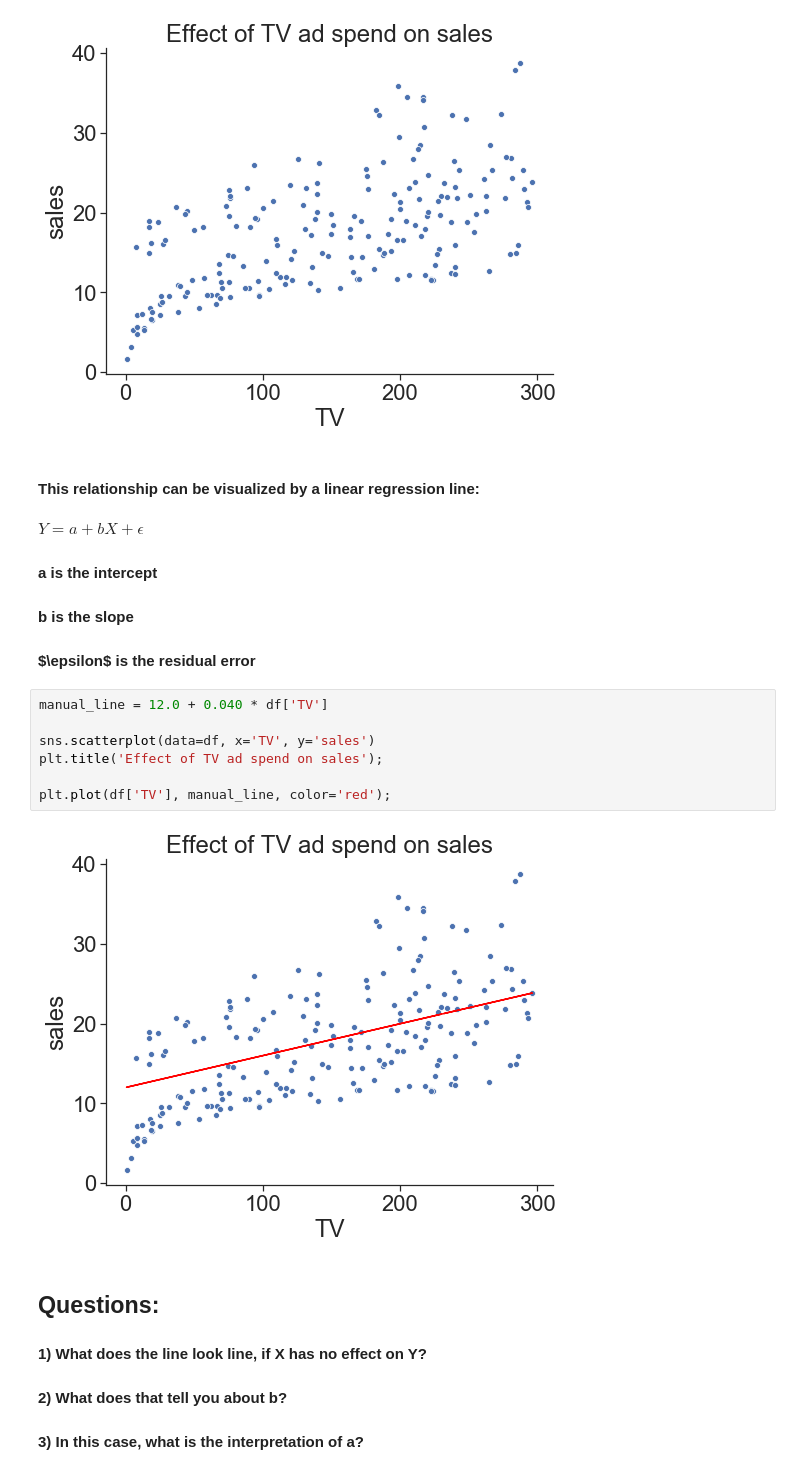
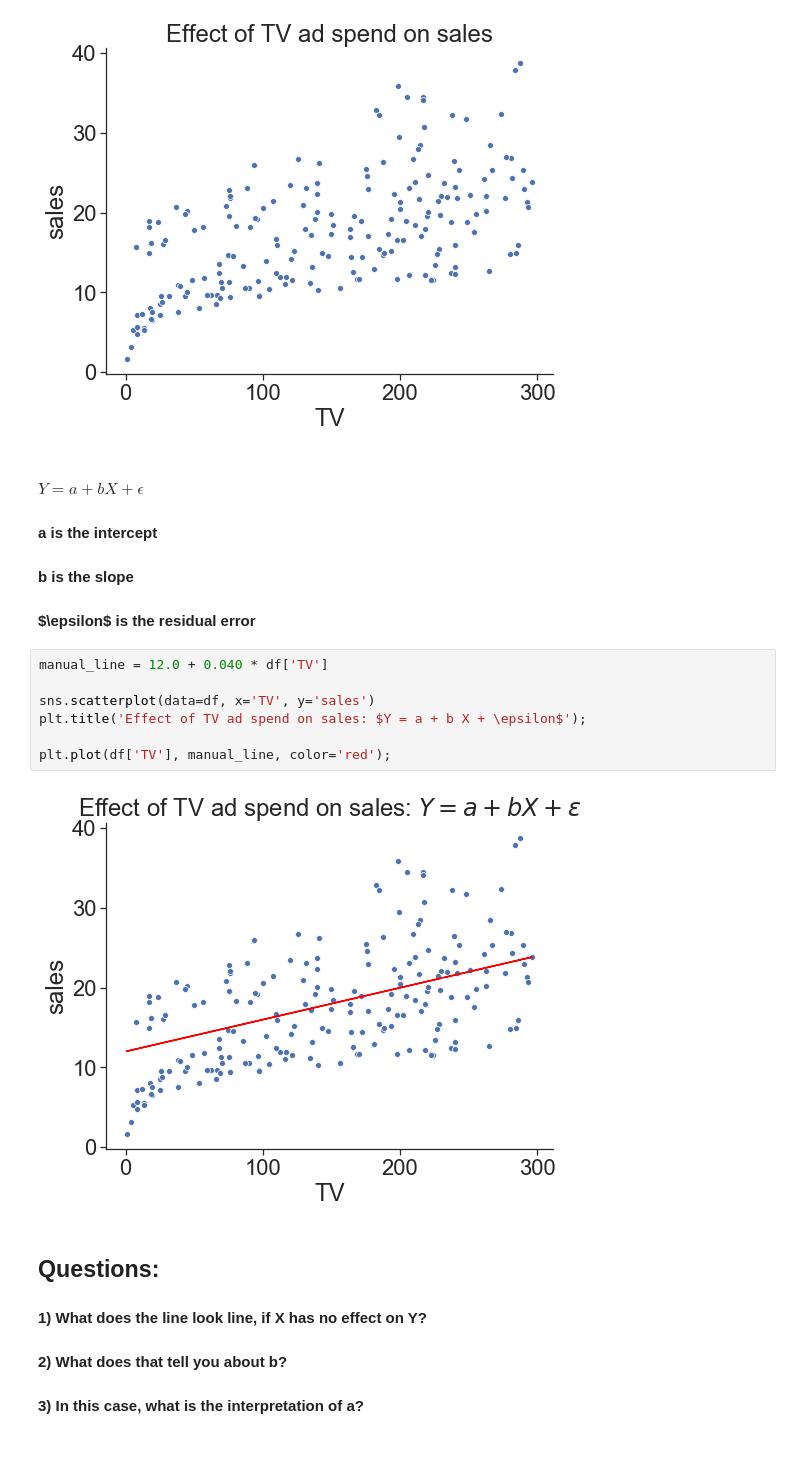
Before and after one commit to SandervandenOord/regression_training, a Jupyter notebook: 20200303_Regression_Better.ipynb, the cells around one changed output. Saved outputs shown, nothing was run; the diff lists cells and outputs as text.

Commit message:
more explanation + multiple regression

```diff
--- a/20200303_Regression_Better.ipynb
+++ b/20200303_Regression_Better.ipynb
@@ -43,19 +75,19 @@ plt.title('Effect of TV ad spend on sales');
 # %% [output]
 [figure]
 # %% [markdown]
-#### This relationship can be visualized by a linear regression line:<br><br>$Y = a + b X + \epsilon$
+#### $Y = a + b X + \epsilon$
 #### a is the intercept
 #### b is the slope
 #### $\epsilon\$ is the residual error
 # %%
 manual_line = 12.0 + 0.040 * df['TV']
 
 sns.scatterplot(data=df, x='TV', y='sales')
-plt.title('Effect of TV ad spend on sales');
+plt.title('Effect of TV ad spend on sales: $Y = a + b X + \epsilon$');
 
 plt.plot(df['TV'], manual_line, color='red');
 # %% [output]
-[figure, old version]
+[figure, new version]
 # %% [markdown]
 ## Questions:
 #### 1) What does the line look line, if X has no effect on Y?
```
Also changed, not shown: parts of 33 cells of this notebook.
